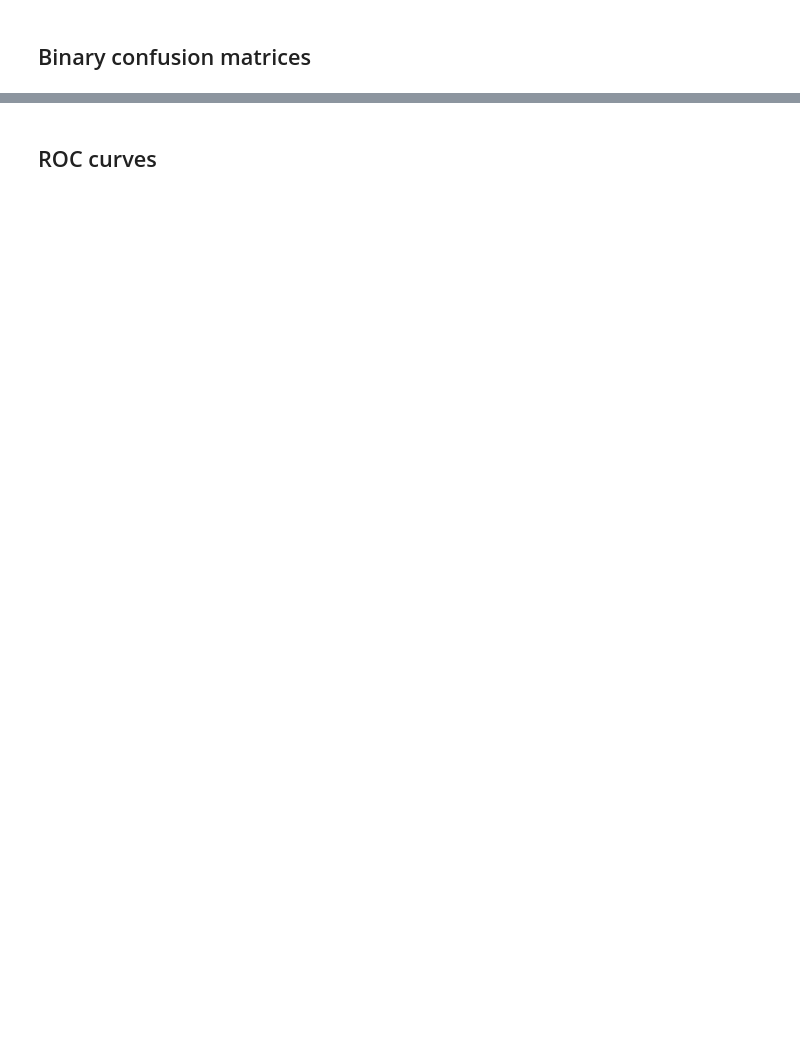
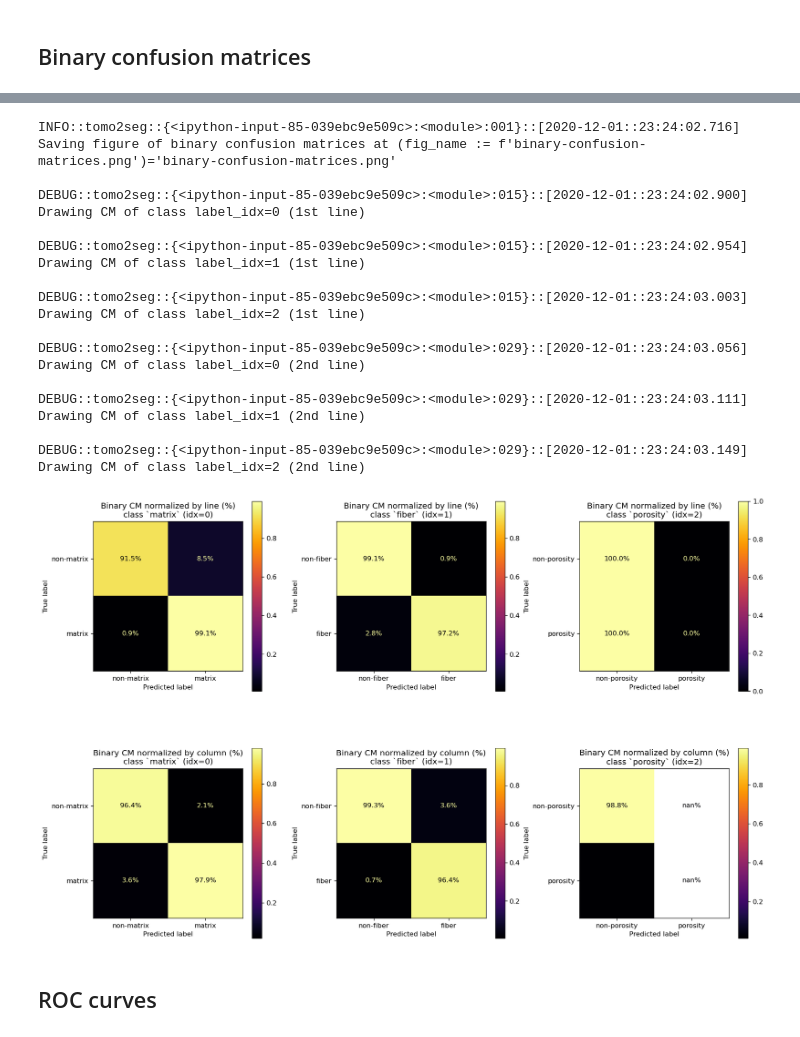
Before and after one commit to jpcbertoldo/tomo2seg, a Jupyter notebook: nbs/analyze-01.ipynb, the cells around one changed output, grey strips where cells are left out. Cells and saved outputs as stored; diff of their text form; code cells hidden in the pictures; blank space fills up the shorter version.

```diff
--- a/nbs/analyze-01.ipynb
+++ b/nbs/analyze-01.ipynb
@@ -991,44 +1091,55 @@ fig, axs = plt.subplots(
     gridspec_kw=dict(wspace=sz/20, hspace=sz/20),
 )
 
 for label_idx, ax in zip(labels_idx, axs[0].ravel()):
     logger.debug(f"Drawing CM of class {label_idx=} (1st line)")
     confmat = binary_confusion_matrices[label_idx]
 
     cm_display = metrics.ConfusionMatrixDisplay(
         confmat / confmat.sum(axis=1).reshape(-1, 1),
         display_labels=[f"non-{(label_name := labels_names[label_idx])}", label_name],
     )
     cm_display.plot(values_format='.1%', cmap=cm.inferno, ax=ax)
     cm_display.ax_.set_title(
         f"Binary CM normalized by line (%)\n"
         f"class `{label_name}` (idx={label_idx})"
     )
 
 for label_idx, ax in zip(labels_idx, axs[1].ravel()):
     logger.debug(f"Drawing CM of class {label_idx=} (2nd line)")
     confmat = binary_confusion_matrices[label_idx]
 
     cm_display = metrics.ConfusionMatrixDisplay(
         confmat / confmat.sum(axis=0).reshape(1, -1),
         display_labels=[f"non-{(label_name := labels_names[label_idx])}", label_name],
     )
     cm_display.plot(values_format='.1%', cmap=cm.inferno, ax=ax)
     cm_display.ax_.set_title(
         f"Binary CM normalized by column (%)\n"
         f"class `{label_name}` (idx={label_idx})"
     )
-
-
-fig.savefig(
-    fname=estimation_volume.dir / fig_name,
-    dpi=dpi,
-    **figs_common_kwargs,
-    metadata={
-        "Title": f"vol={volume.fullname}::analysis::{fig_name}",
-        **figs_common_kwargs
-    }
-)
+# %% [output]
+INFO::tomo2seg::{<ipython-input-85-039ebc9e509c>:<module>:001}::[2020-12-01::23:24:02.716]
+Saving figure of binary confusion matrices at (fig_name := f'binary-confusion-matrices.png')='binary-confusion-matrices.png'
+
+DEBUG::tomo2seg::{<ipython-input-85-039ebc9e509c>:<module>:015}::[2020-12-01::23:24:02.900]
+Drawing CM of class label_idx=0 (1st line)
+
+DEBUG::tomo2seg::{<ipython-input-85-039ebc9e509c>:<module>:015}::[2020-12-01::23:24:02.954]
+Drawing CM of class label_idx=1 (1st line)
+
+DEBUG::tomo2seg::{<ipython-input-85-039ebc9e509c>:<module>:015}::[2020-12-01::23:24:03.003]
+Drawing CM of class label_idx=2 (1st line)
+
+DEBUG::tomo2seg::{<ipython-input-85-039ebc9e509c>:<module>:029}::[2020-12-01::23:24:03.056]
+Drawing CM of class label_idx=0 (2nd line)
+
+DEBUG::tomo2seg::{<ipython-input-85-039ebc9e509c>:<module>:029}::[2020-12-01::23:24:03.111]
+Drawing CM of class label_idx=1 (2nd line)
+
+DEBUG::tomo2seg::{<ipython-input-85-039ebc9e509c>:<module>:029}::[2020-12-01::23:24:03.149]
+Drawing CM of class label_idx=2 (2nd line)
+[figure, added]
 # %% [markdown]
 ## ROC curves
 # %%
```
Also changed, not shown: parts of 59 cells of this notebook, 2 other files.
